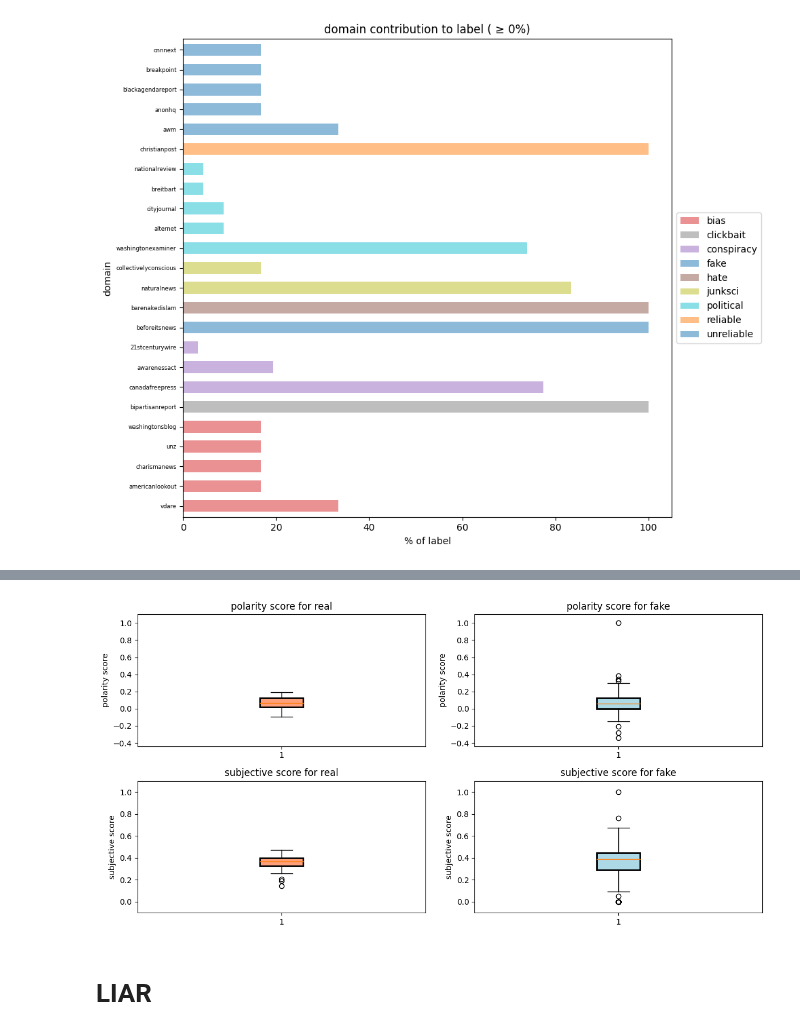
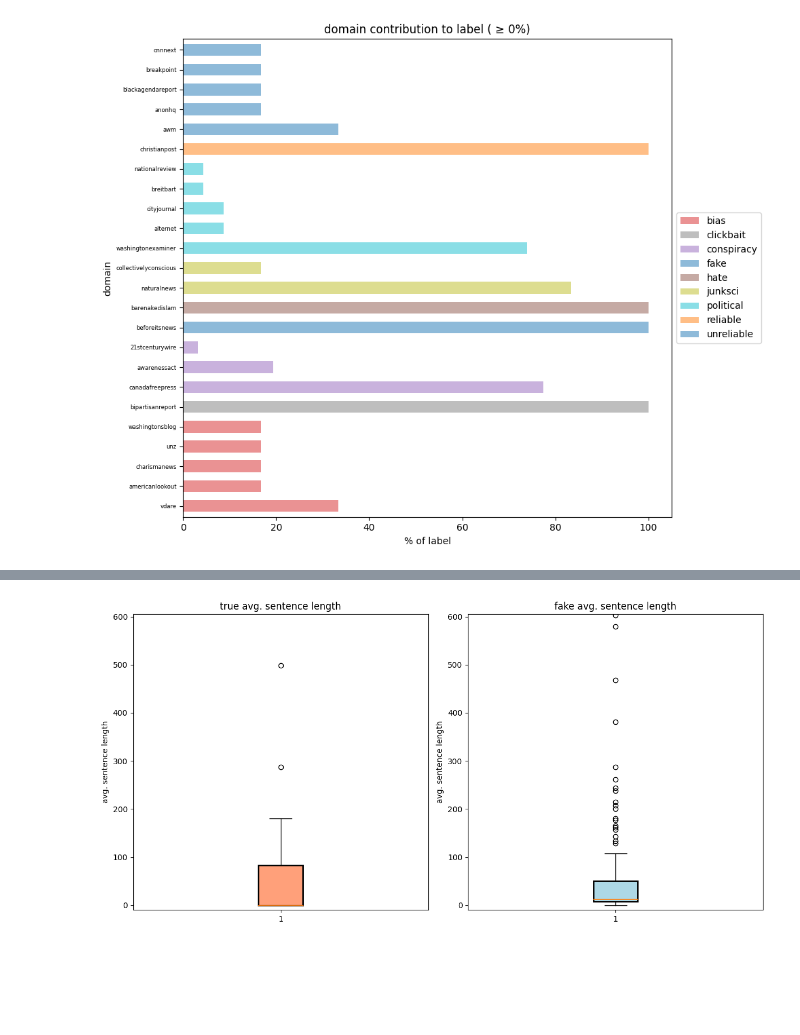
Before and after one commit to henrikdchristensen/DIKU-DS-Exam-FakeNewsDetection, a Jupyter notebook: src/bookhc.ipynb, the cells around one changed output, grey strips where cells are left out. Saved outputs shown, nothing was run; the diff lists cells and outputs as text; code cells hidden in the pictures; blank space fills up the shorter version.

```diff
--- a/src/bookhc.ipynb
+++ b/src/bookhc.ipynb
@@ -48,6 +46,0 @@ Stat_fake_news.plot_negations_fake_vs_real()
-# %%
-Stat_fake_news.plot_sentence_analysis_fake_vs_real()
-# %% [output]
-[figure, removed]
-# %% [markdown]
-# LIAR
@@ -56,0 +47,4 @@ Stat_LIAR = hc.Statistics(filename="../datasets/liar_dataset/cleaned/combined_cl
+# %%
+Stat.plot_average_sentence_length_fake_vs_true()
+# %% [output]
+[figure, added]
```
Also changed, not shown: parts of 19 cells of this notebook, 2 other files.
